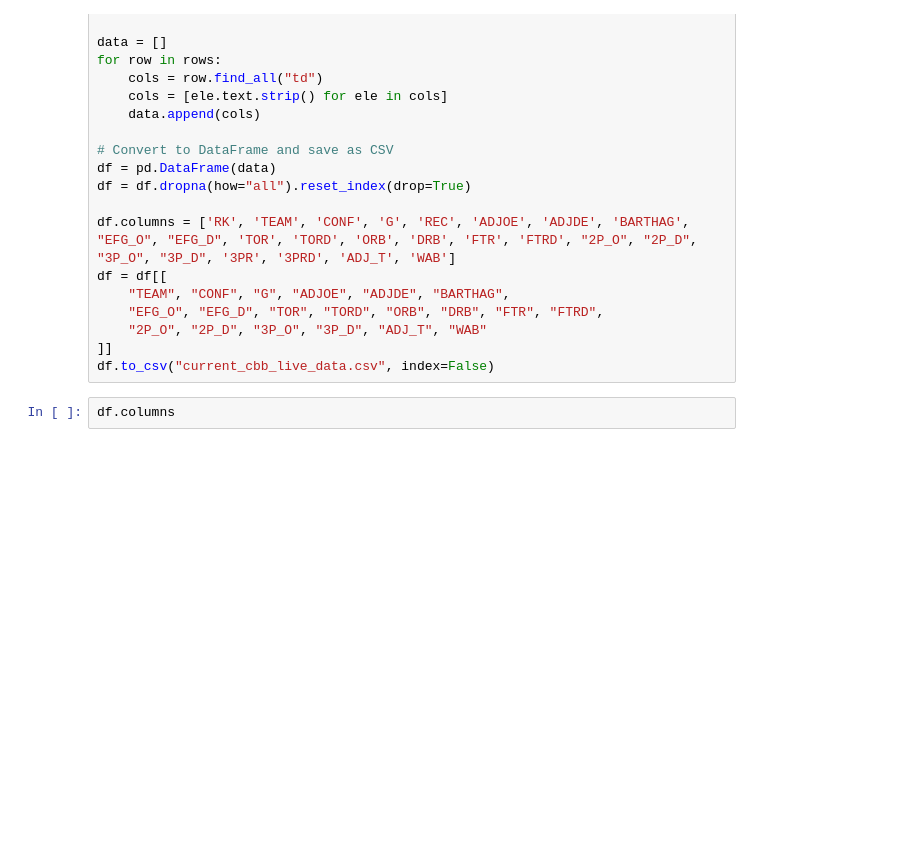
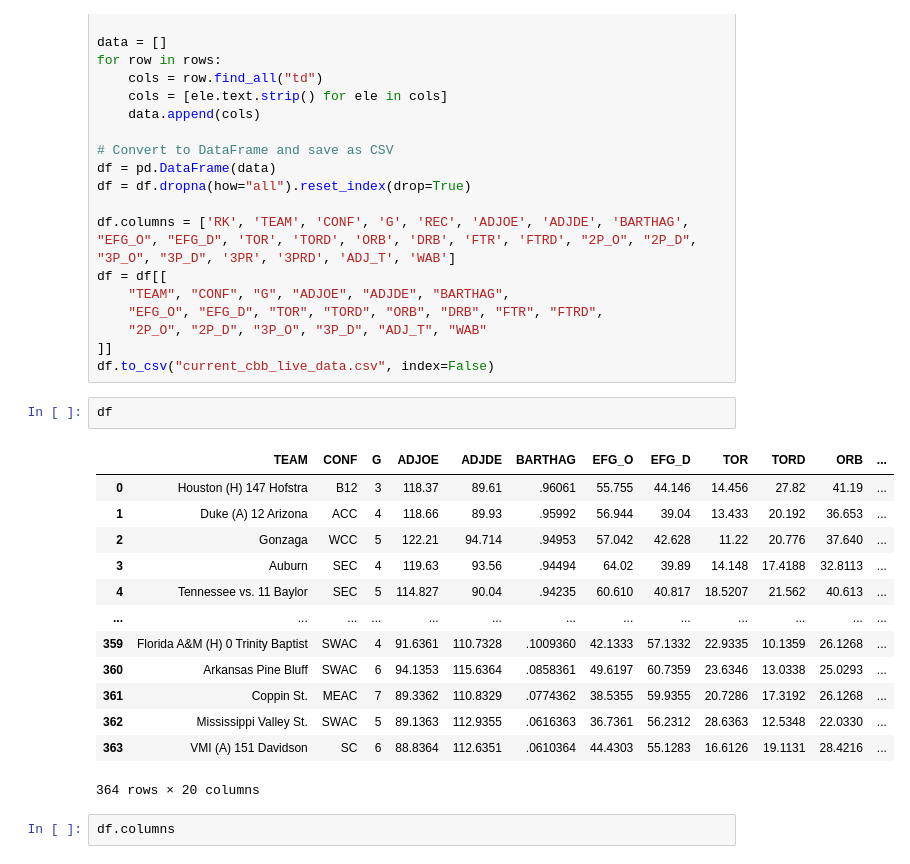
Before and after one commit to danishmaknojia/Final_Project_DE, a Jupyter notebook: data_clense_gam_try.ipynb, the cells around one changed output. Drawn from its saved outputs; the diff is of its cells as text; blank space fills up the shorter version.

```diff
--- a/data_clense_gam_try.ipynb
+++ b/data_clense_gam_try.ipynb
@@ -99,6 +131,22 @@ df = df[[
     "2P_O", "2P_D", "3P_O", "3P_D", "ADJ_T", "WAB"
 ]]
 df.to_csv("current_cbb_live_data.csv", index=False)
+# %%
+df
+# %% [output]
+|  | TEAM | CONF | G | ADJOE | ADJDE | BARTHAG | EFG_O | EFG_D | TOR | TORD | ORB | ... |
+| 0 | Houston (H) 147 Hofstra | B12 | 3 | 118.37 | 89.61 | .96061 | 55.755 | 44.146 | 14.456 | 27.82 | 41.19 | ... |
+| 1 | Duke (A) 12 Arizona | ACC | 4 | 118.66 | 89.93 | .95992 | 56.944 | 39.04 | 13.433 | 20.192 | 36.653 | ... |
+| 2 | Gonzaga | WCC | 5 | 122.21 | 94.714 | .94953 | 57.042 | 42.628 | 11.22 | 20.776 | 37.640 | ... |
+| 3 | Auburn | SEC | 4 | 119.63 | 93.56 | .94494 | 64.02 | 39.89 | 14.148 | 17.4188 | 32.8113 | ... |
+| 4 | Tennessee vs. 11 Baylor | SEC | 5 | 114.827 | 90.04 | .94235 | 60.610 | 40.817 | 18.5207 | 21.562 | 40.613 | ... |
+| ... | ... | ... | ... | ... | ... | ... | ... | ... | ... | ... | ... | ... |
+| 359 | Florida A&M (H) 0 Trinity Baptist | SWAC | 4 | 91.6361 | 110.7328 | .1009360 | 42.1333 | 57.1332 | 22.9335 | 10.1359 | 26.1268 | ... |
+| 360 | Arkansas Pine Bluff | SWAC | 6 | 94.1353 | 115.6364 | .0858361 | 49.6197 | 60.7359 | 23.6346 | 13.0338 | 25.0293 | ... |
+| 361 | Coppin St. | MEAC | 7 | 89.3362 | 110.8329 | .0774362 | 38.5355 | 59.9355 | 20.7286 | 17.3192 | 26.1268 | ... |
+| 362 | Mississippi Valley St. | SWAC | 5 | 89.1363 | 112.9355 | .0616363 | 36.7361 | 56.2312 | 28.6363 | 12.5348 | 22.0330 | ... |
+| 363 | VMI (A) 151 Davidson | SC | 6 | 88.8364 | 112.6351 | .0610364 | 44.4303 | 55.1283 | 16.6126 | 19.1131 | 28.4216 | ... |
+364 rows × 20 columns
 # %%
 df.columns
 # %% [output]
```
Also changed, not shown: parts of 8 cells of this notebook, 1 other file.
